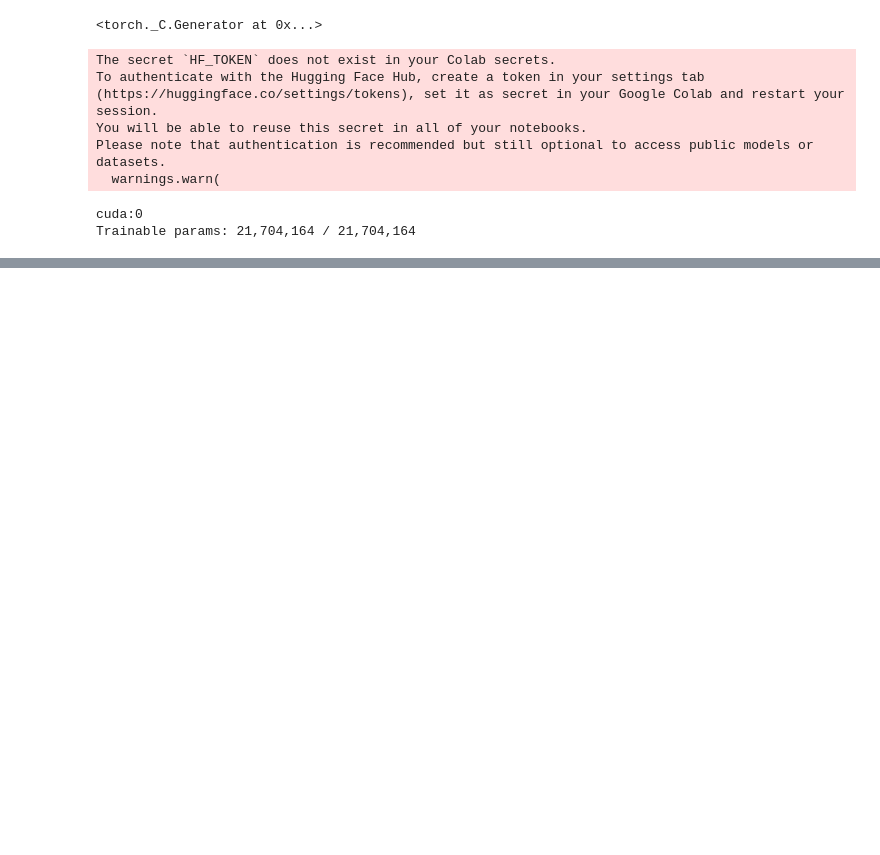
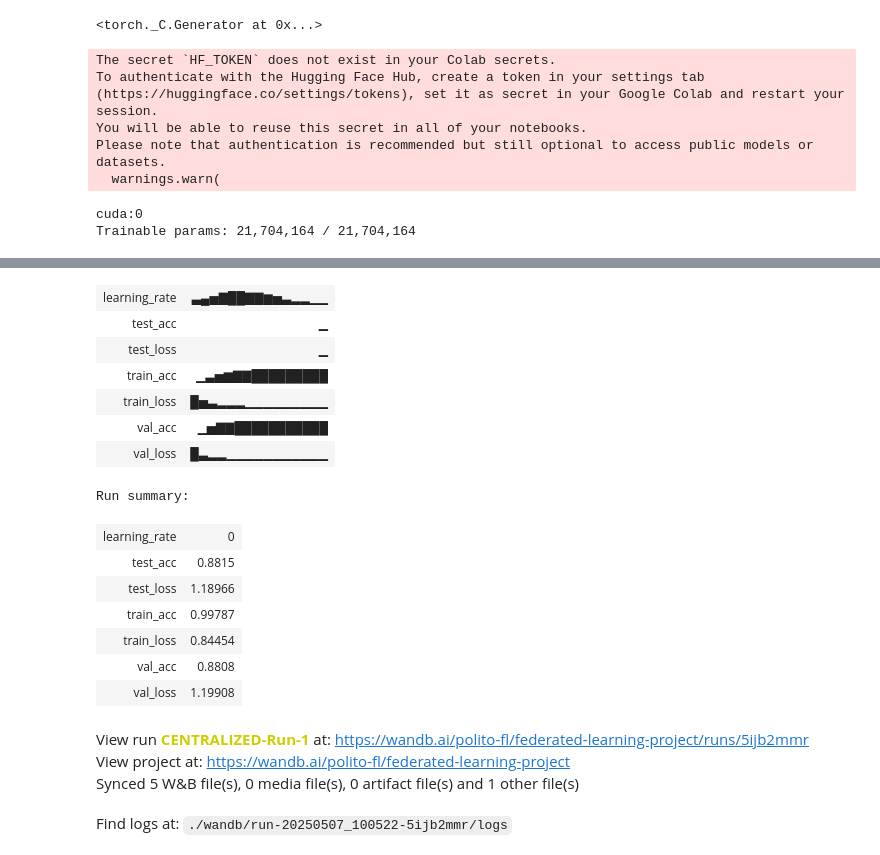
Before and after one commit to Federated-Learning-Machine-Learning/federated-learning-project, a Jupyter notebook: notebooks/Getting_Started_Normal_Setting.ipynb, the cells around one changed output, grey strips where cells are left out. Drawn from its saved outputs; the diff is of its cells as text; code cells hidden in the pictures; blank space fills up the shorter version.

```diff
--- a/notebooks/Getting_Started_Normal_Setting.ipynb
+++ b/notebooks/Getting_Started_Normal_Setting.ipynb
@@ -34,6 +46,7 @@ import torch.optim as optim
 # %%
-BATCH_SIZE = 64
-EPOCHS = 20
+PROJECT_NAME = "federated-learning-project"
+BATCH_SIZE = 256
+EPOCHS = 15
 VAL_SPLIT = 0.1
 DEVICE = torch.device("cuda" if torch.cuda.is_available() else "cpu")
 SEED = 42
@@ -52,7 +65,7 @@ testloader = DataLoader(testset, batch_size=BATCH_SIZE)
 # %%
 # Create model
 def create_dino_vit_s16_for_cifar100(freezing=True):
-    model = timm.create_model("vit_small_patch16_224_dino", pretrained=True, num_classes=0)
+    model = timm.create_model("vit_small_patch16_224_dino", pretrained=True, num_classes=0, drop_path_rate=0.1)
 
     # Replace the head with CIFAR-100 classification head
     model.head = nn.Linear(model.num_features, 100)
@@ -87,0 +105,13 @@ Trainable params: 21,704,164 / 21,704,164
+# %%
+logger = WandBLogger(
+    project_name=PROJECT_NAME,
+    run_name="CENTRALIZED-Run-1",
+    config={
+        "learning_rate": 5e-5,
+        "epochs": EPOCHS,
+        "batch_size": BATCH_SIZE,
+        "optimizer": "AdamW",
+        "scheduler": "CosineAnnealing + Warmup",
+        "weight_decay": 0.05
+    }
+)
@@ -195,5 +258,12 @@ with torch.no_grad():
 test_acc = correct / total
 test_loss /= total
 
+logger.log_metrics({
+    "test_loss": test_loss,
+    "test_acc": test_acc
+})
+
+logger.finish()
+
 print(f"\n Final Test Accuracy: {test_acc:.4f} | Test Loss: {test_loss:.4f}")
 # %% [output]
@@ -200,0 +272,19 @@ print(f"\n Final Test Accuracy: {test_acc:.4f} | Test Loss: {test_loss:.4f}")
+| learning_rate | ▃▄▅▇██▇▇▆▅▃▂▂▁▁ |
+| test_acc | ▁ |
+| test_loss | ▁ |
+| train_acc | ▁▃▅▆▇▇█████████ |
+| train_loss | █▅▃▂▂▂▁▁▁▁▁▁▁▁▁ |
+| val_acc | ▁▅▇▇███████████ |
+| val_loss | █▃▂▂▁▁▁▁▁▁▁▁▁▁▁ |
+Run summary:
+| learning_rate | 0 |
+| test_acc | 0.8815 |
+| test_loss | 1.18966 |
+| train_acc | 0.99787 |
+| train_loss | 0.84454 |
+| val_acc | 0.8808 |
+| val_loss | 1.19908 |
+View run CENTRALIZED-Run-1 at: https://wandb.ai/polito-fl/federated-learning-project/runs/5ijb2mmr
+View project at: https://wandb.ai/polito-fl/federated-learning-project
+Synced 5 W&B file(s), 0 media file(s), 0 artifact file(s) and 1 other file(s)
+Find logs at: ./wandb/run-20250507_100522-5ijb2mmr/logs
```
Also changed, not shown: parts of 12 cells of this notebook, 1 other file.
